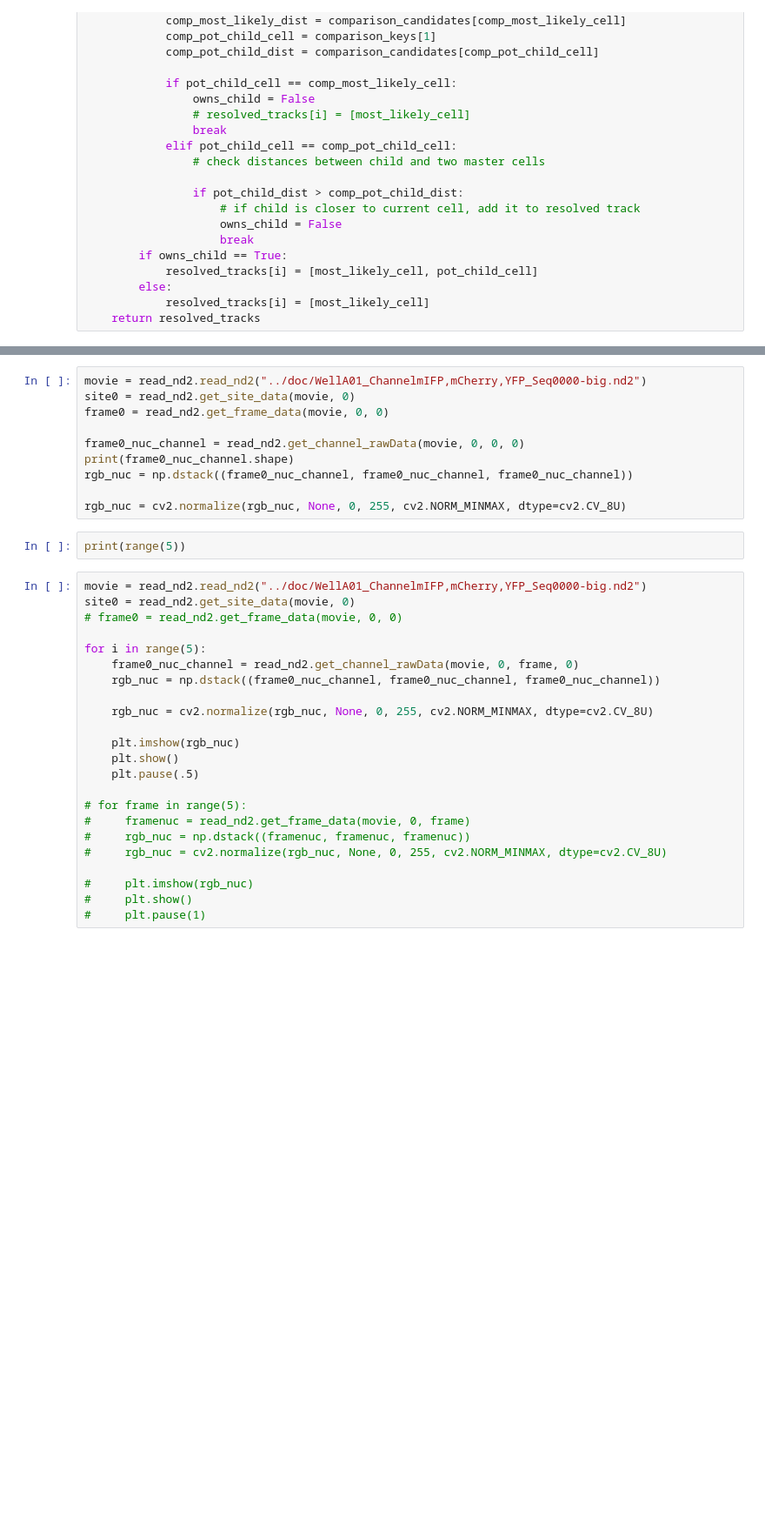
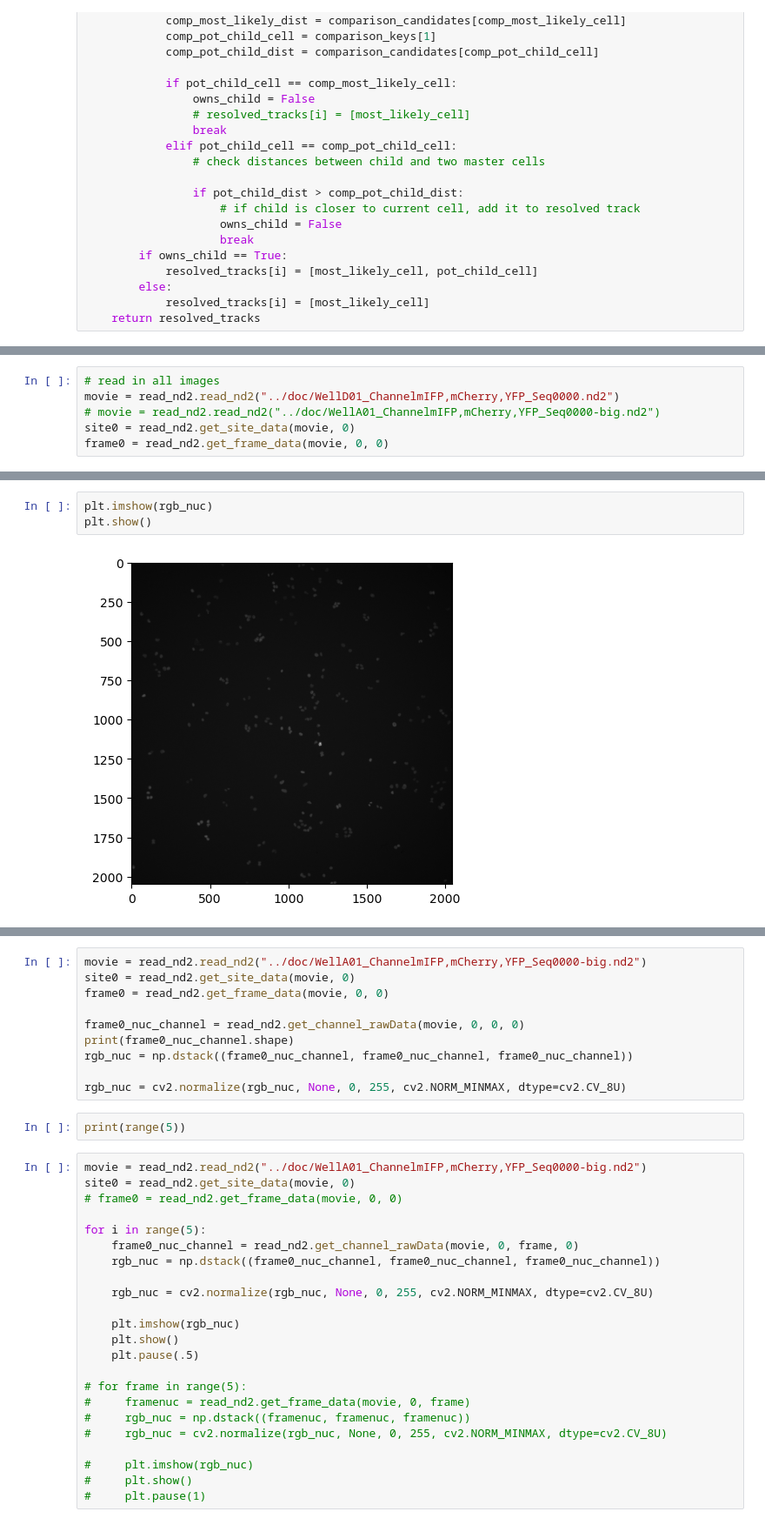
Before and after one commit to TylerAmos5/Cell-Tracking, a Jupyter notebook: src/cell_tracking_OO.ipynb, the cells around one changed output, grey strips where cells are left out. Shown: that part at 87% size. Saved outputs shown, nothing was run; the diff lists cells and outputs as text; blank space fills up the shorter version.

```diff
--- a/src/cell_tracking_OO.ipynb
+++ b/src/cell_tracking_OO.ipynb
@@ -266,0 +284,6 @@ def link_next_frame(master_cell_list, curr_frame):
+# %%
+# read in all images
+movie = read_nd2.read_nd2("../doc/WellD01_ChannelmIFP,mCherry,YFP_Seq0000.nd2")
+# movie = read_nd2.read_nd2("../doc/WellA01_ChannelmIFP,mCherry,YFP_Seq0000-big.nd2")
+site0 = read_nd2.get_site_data(movie, 0)
+frame0 = read_nd2.get_frame_data(movie, 0, 0)
@@ -266,0 +308,5 @@ def link_next_frame(master_cell_list, curr_frame):
+# %%
+plt.imshow(rgb_nuc)
+plt.show()
+# %% [output]
+[figure, added]
```
Also changed, not shown: parts of 12 cells of this notebook, 2 other files.
